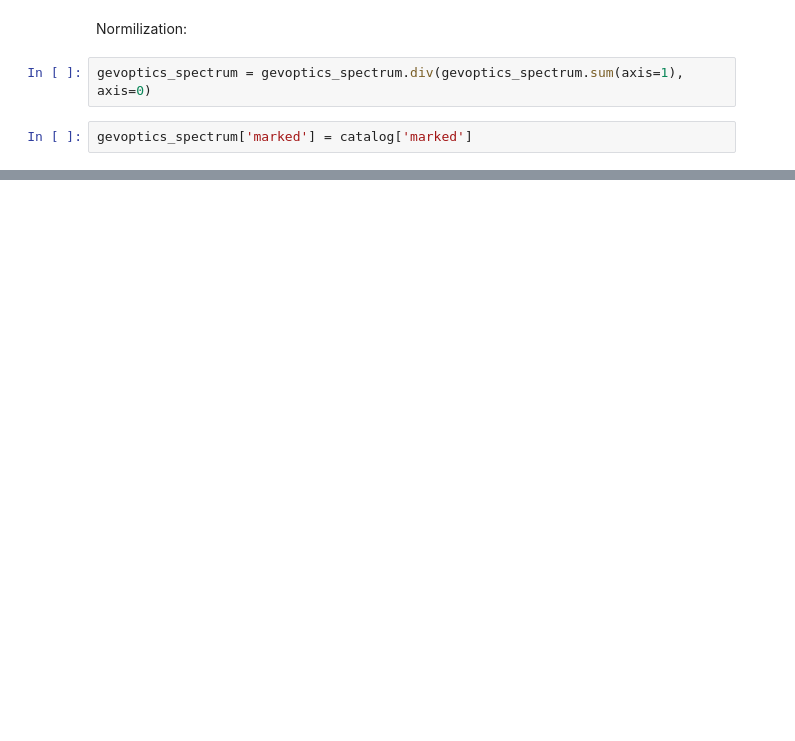
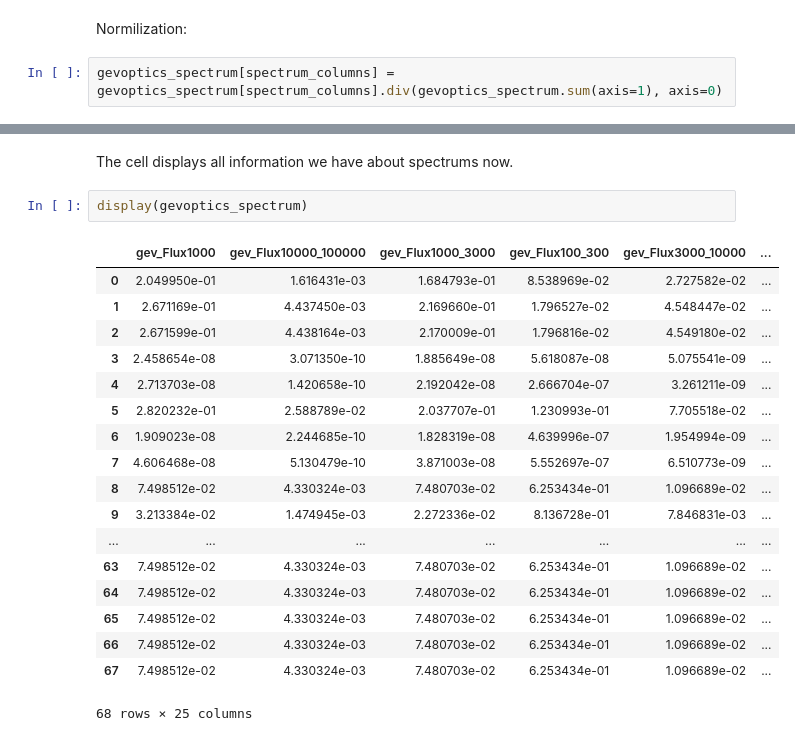
Before and after one commit to anaderi/gamma-bins, a Jupyter notebook: Spectrums.ipynb, the cells around one changed output, grey strips where cells are left out. Saved outputs shown, nothing was run; the diff lists cells and outputs as text; blank space fills up the shorter version.

```diff
--- a/Spectrums.ipynb
+++ b/Spectrums.ipynb
@@ -100,6 +112,4 @@ display(catalog[gev_spectrum_columns + s_spectrum_columns + ['s_MAIN_ID']])
 # %% [markdown]
 Normilization:
 # %%
-gevoptics_spectrum = gevoptics_spectrum.div(gevoptics_spectrum.sum(axis=1), axis=0)
+gevoptics_spectrum[spectrum_columns] = gevoptics_spectrum[spectrum_columns].div(gevoptics_spectrum.sum(axis=1), axis=0)
-# %%
-gevoptics_spectrum['marked'] = catalog['marked']
@@ -118,0 +116,23 @@ bottom=0.0, top=0.0
+# %% [markdown]
+The cell displays all information we have about spectrums now.
+# %%
+display(gevoptics_spectrum)
+# %% [output]
+|  | gev_Flux1000 | gev_Flux10000_100000 | gev_Flux1000_3000 | gev_Flux100_300 | gev_Flux3000_10000 | ... |
+| 0 | 2.049950e-01 | 1.616431e-03 | 1.684793e-01 | 8.538969e-02 | 2.727582e-02 | ... |
+| 1 | 2.671169e-01 | 4.437450e-03 | 2.169660e-01 | 1.796527e-02 | 4.548447e-02 | ... |
+| 2 | 2.671599e-01 | 4.438164e-03 | 2.170009e-01 | 1.796816e-02 | 4.549180e-02 | ... |
+| 3 | 2.458654e-08 | 3.071350e-10 | 1.885649e-08 | 5.618087e-08 | 5.075541e-09 | ... |
+| 4 | 2.713703e-08 | 1.420658e-10 | 2.192042e-08 | 2.666704e-07 | 3.261211e-09 | ... |
+| 5 | 2.820232e-01 | 2.588789e-02 | 2.037707e-01 | 1.230993e-01 | 7.705518e-02 | ... |
+| 6 | 1.909023e-08 | 2.244685e-10 | 1.828319e-08 | 4.639996e-07 | 1.954994e-09 | ... |
+| 7 | 4.606468e-08 | 5.130479e-10 | 3.871003e-08 | 5.552697e-07 | 6.510773e-09 | ... |
+| 8 | 7.498512e-02 | 4.330324e-03 | 7.480703e-02 | 6.253434e-01 | 1.096689e-02 | ... |
+| 9 | 3.213384e-02 | 1.474945e-03 | 2.272336e-02 | 8.136728e-01 | 7.846831e-03 | ... |
+| ... | ... | ... | ... | ... | ... | ... |
+| 63 | 7.498512e-02 | 4.330324e-03 | 7.480703e-02 | 6.253434e-01 | 1.096689e-02 | ... |
+| 64 | 7.498512e-02 | 4.330324e-03 | 7.480703e-02 | 6.253434e-01 | 1.096689e-02 | ... |
+| 65 | 7.498512e-02 | 4.330324e-03 | 7.480703e-02 | 6.253434e-01 | 1.096689e-02 | ... |
+| 66 | 7.498512e-02 | 4.330324e-03 | 7.480703e-02 | 6.253434e-01 | 1.096689e-02 | ... |
+| 67 | 7.498512e-02 | 4.330324e-03 | 7.480703e-02 | 6.253434e-01 | 1.096689e-02 | ... |
+68 rows × 25 columns
```
Also changed, not shown: parts of 12 cells of this notebook, 4 other files.
